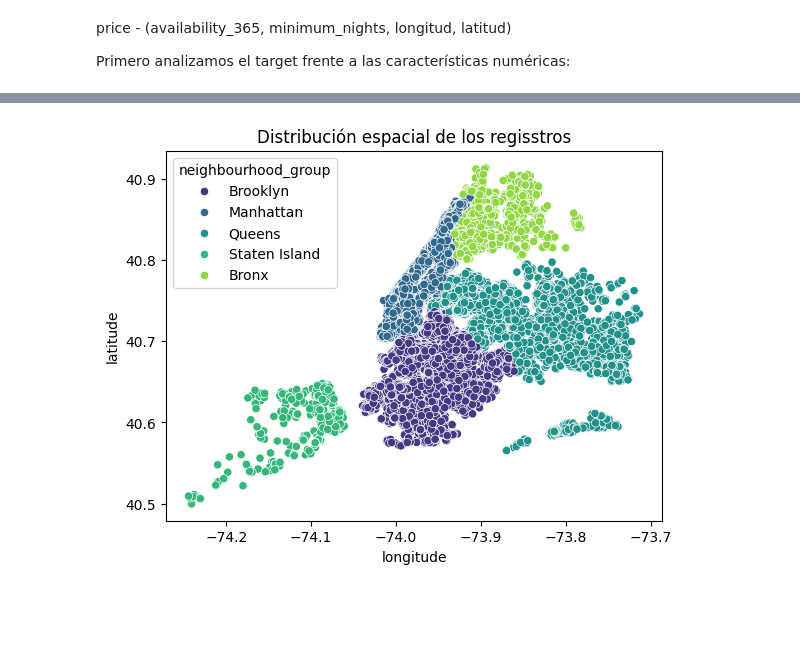
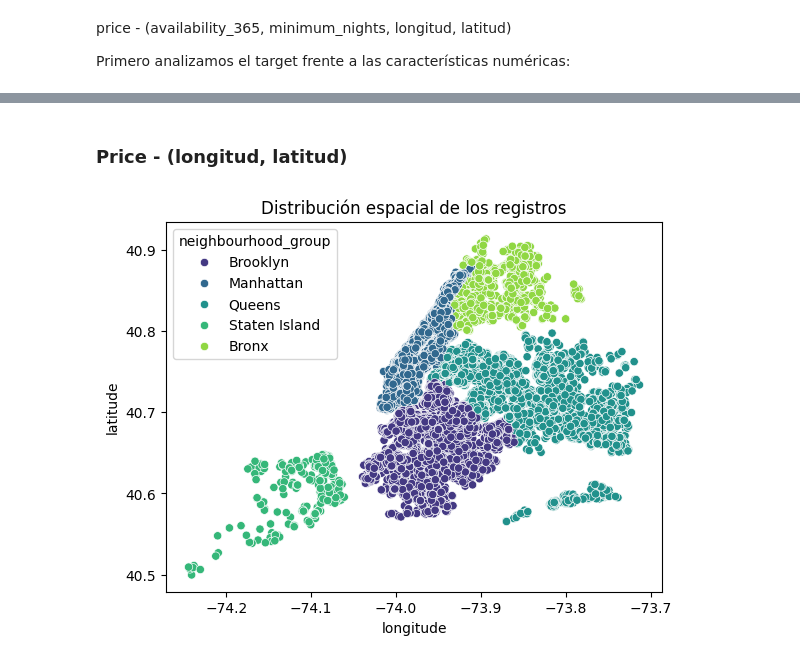
Before and after one commit to Betaniammc/streamlit, a Jupyter notebook: src/00-eda-airbnb-ny.ipynb, the cells around one changed output, grey strips where cells are left out. Cells and saved outputs as stored; diff of their text form; code cells hidden in the pictures; blank space fills up the shorter version.

```diff
--- a/src/00-eda-airbnb-ny.ipynb
+++ b/src/00-eda-airbnb-ny.ipynb
@@ -137,3 +111,0 @@ En este caso, no encontramos ningún valor duplicado. En el caso de que lo hubi
-# %%
-df = df.drop_duplicates(subset=df.columns.difference(['id']))
-df
@@ -181,0 +124,2 @@ df
+# %%
+df = df[(df["price"] < 1000) & (df["price"] > 0) & (df["availability_365"] > 0) & (df["minimum_nights"] <= 90)]
@@ -212,7 +207,11 @@ Una variable numérica es un tipo de variable que puede tomar valores numéricos
 # %%
-df['price2'] = pd.qcut(
-    df['price'],
-    q=10,                  # dividir en 10 grupos (deciles)
-    labels=range(1, 11)    # etiquetas 1, 2, 3, ..., 10
-)
+#ajustando nuestros precios a una nueva variable ordenados por rango de precios
+# Definir los límites de los rangos
+bins = [0, 80, 200, 400, 600, 1000]
+
+# Definir las etiquetas de categorías
+labels = [1, 2, 3, 4, 5]
+
+# Crear la variable categórica
+df["price2"] = pd.cut(df["price"], bins=bins, labels=labels, include_lowest=True)
 # %%
@@ -381,6 +414,8 @@ mio
+# %% [markdown]
+<h3>Price - (longitud, latitud) </h3>
 # %%
 sns.scatterplot(data=df, x='longitude', y='latitude', hue='neighbourhood_group', palette='viridis')
-plt.title("Distribución espacial de los regisstros")
+plt.title("Distribución espacial de los registros")
 plt.show()
 # %% [output]
-[figure, old version]
+[figure, new version]
```
Also changed, not shown: parts of 76 cells of this notebook.
